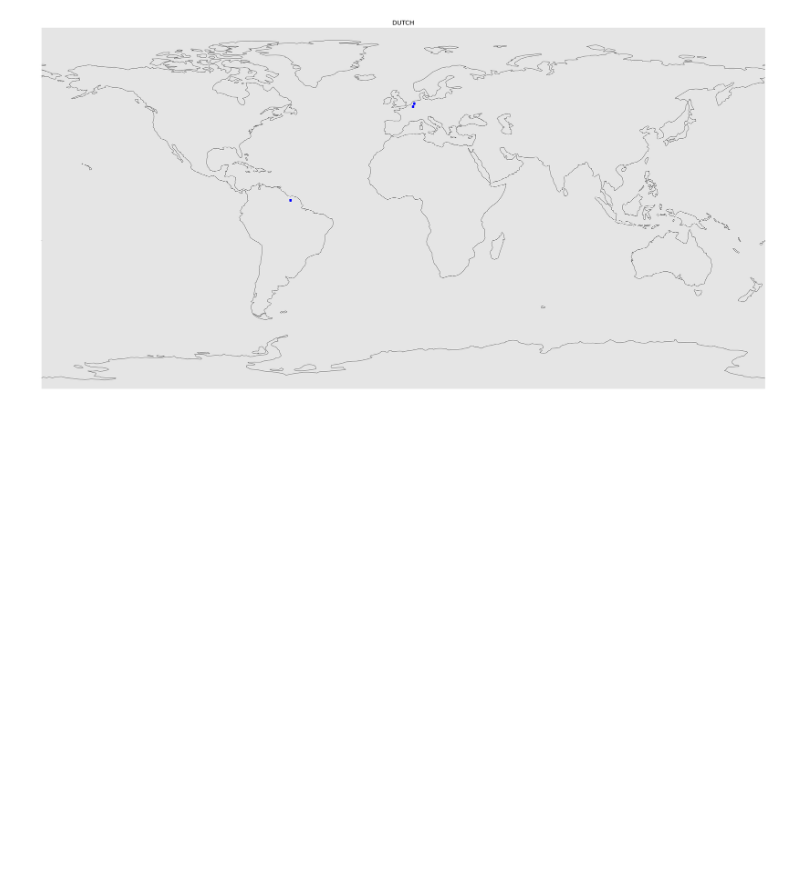
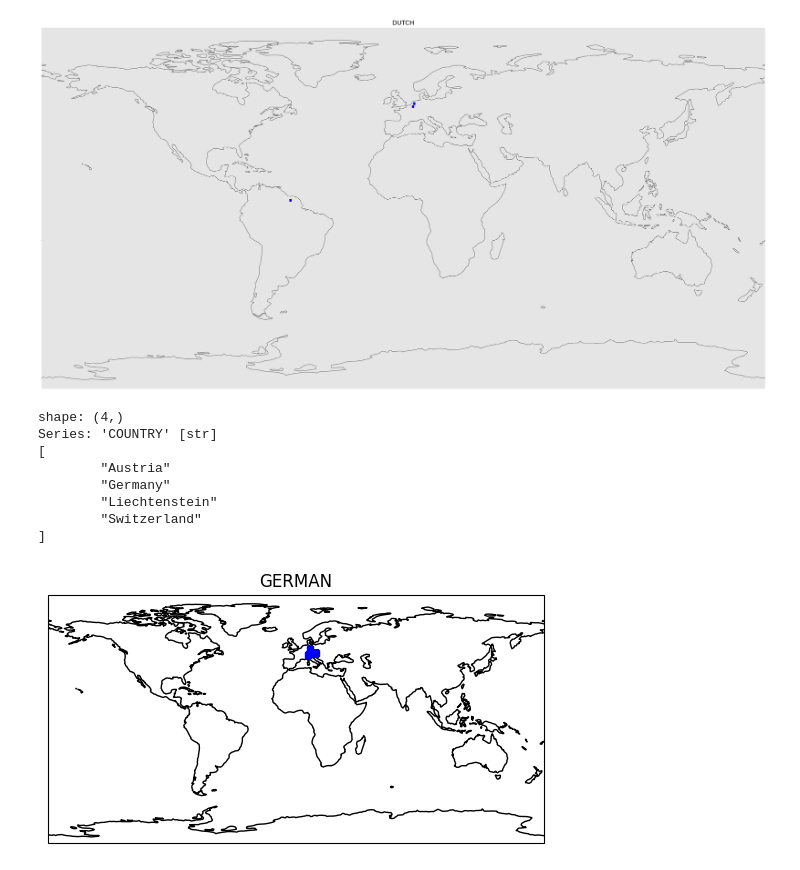
Before and after one commit to sergiorgiraldo/DataScience-Showcase, a Jupyter notebook: Languages/default.ipynb, the cells around one changed output. Saved outputs shown, nothing was run; the diff lists cells and outputs as text; code cells hidden in the pictures; blank space fills up the shorter version.

Commit message:
feat: show maps for german:: by sergio giraldo @ 20250308T1938CET, gpg signed

```diff
--- a/Languages/default.ipynb
+++ b/Languages/default.ipynb
@@ -244,3 +244,20 @@ Series: 'COUNTRY' [str]
         "Suriname"
 ]
 [figure]
+# %%
+german=langs.filter(((langs['FIRST_OFFI'] == 'German') | (langs['SECOND_OFF'] == 'German'))
+                    & ((langs['TYPE_'] == 'Sovereign country')|(langs['TYPE_'] == 'Country'))
+                    & (langs['SOVEREIGNT'] == langs['COUNTRY'])
+                    )
+print(german['COUNTRY'].unique().sort())
+plot_countries(german.group_by("COUNTRY").first(), 'GERMAN')
+# %% [output]
+shape: (4,)
+Series: 'COUNTRY' [str]
+[
+        "Austria"
+        "Germany"
+        "Liechtenstein"
+        "Switzerland"
+]
+[figure, added]
```
